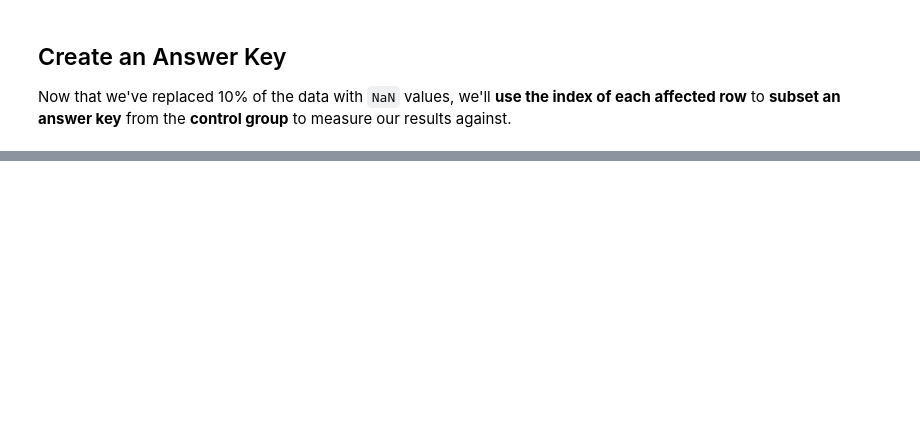
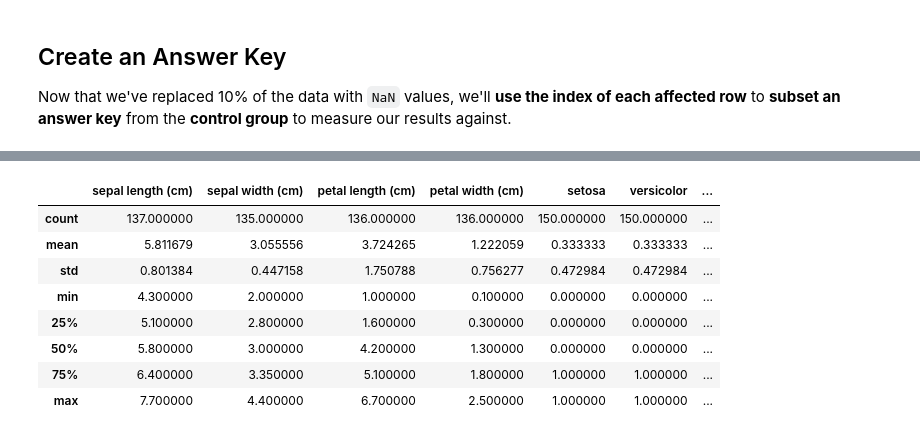
Before and after one commit to bmauss/KNN_Imputation_Evaluation, a Jupyter notebook: KNN Imputation- Iris.ipynb, the cells around one changed output, grey strips where cells are left out. Cells and saved outputs as stored; diff of their text form; code cells hidden in the pictures; blank space fills up the shorter version.

```diff
--- a/KNN Imputation- Iris.ipynb
+++ b/KNN Imputation- Iris.ipynb
@@ -113,0 +136,12 @@ answer_key
+# %%
+iris_exp2.describe()
+# %% [output]
+|  | sepal length (cm) | sepal width (cm) | petal length (cm) | petal width (cm) | setosa | versicolor | ... |
+| count | 137.000000 | 135.000000 | 136.000000 | 136.000000 | 150.000000 | 150.000000 | ... |
+| mean | 5.811679 | 3.055556 | 3.724265 | 1.222059 | 0.333333 | 0.333333 | ... |
+| std | 0.801384 | 0.447158 | 1.750788 | 0.756277 | 0.472984 | 0.472984 | ... |
+| min | 4.300000 | 2.000000 | 1.000000 | 0.100000 | 0.000000 | 0.000000 | ... |
+| 25% | 5.100000 | 2.800000 | 1.600000 | 0.300000 | 0.000000 | 0.000000 | ... |
+| 50% | 5.800000 | 3.000000 | 4.200000 | 1.300000 | 0.000000 | 0.000000 | ... |
+| 75% | 6.400000 | 3.350000 | 5.100000 | 1.800000 | 1.000000 | 1.000000 | ... |
+| max | 7.700000 | 4.400000 | 6.700000 | 2.500000 | 1.000000 | 1.000000 | ... |
```
Also changed, not shown: parts of 10 cells of this notebook.
